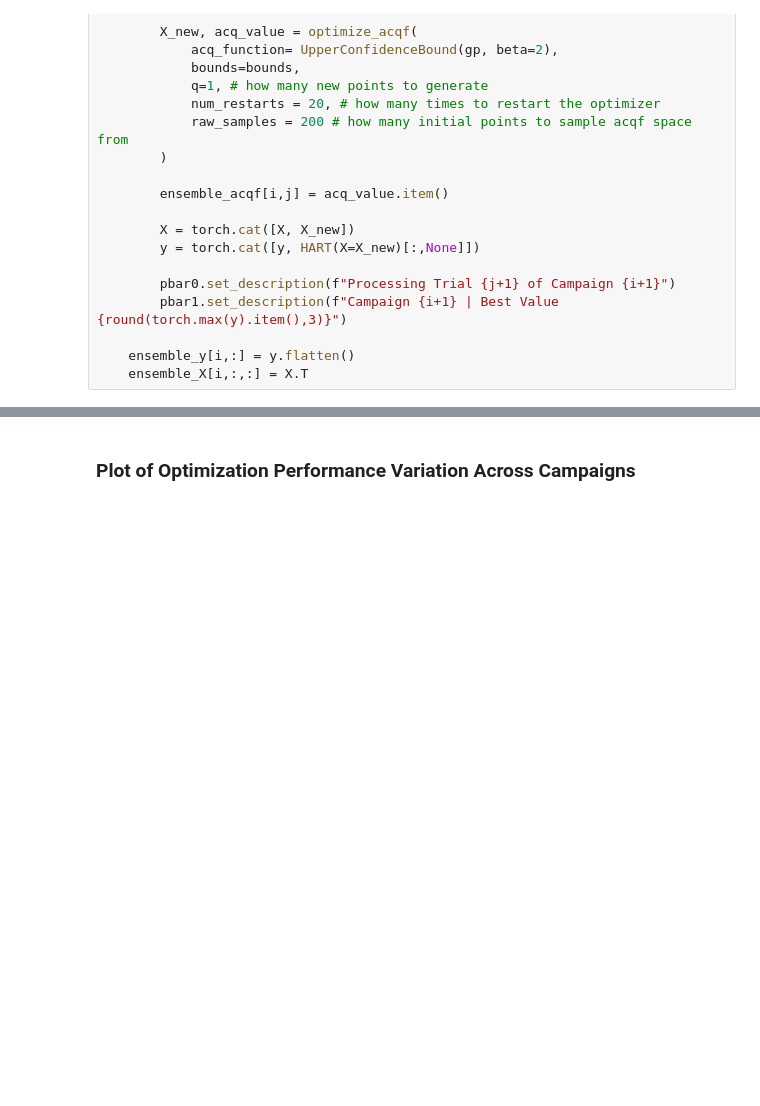
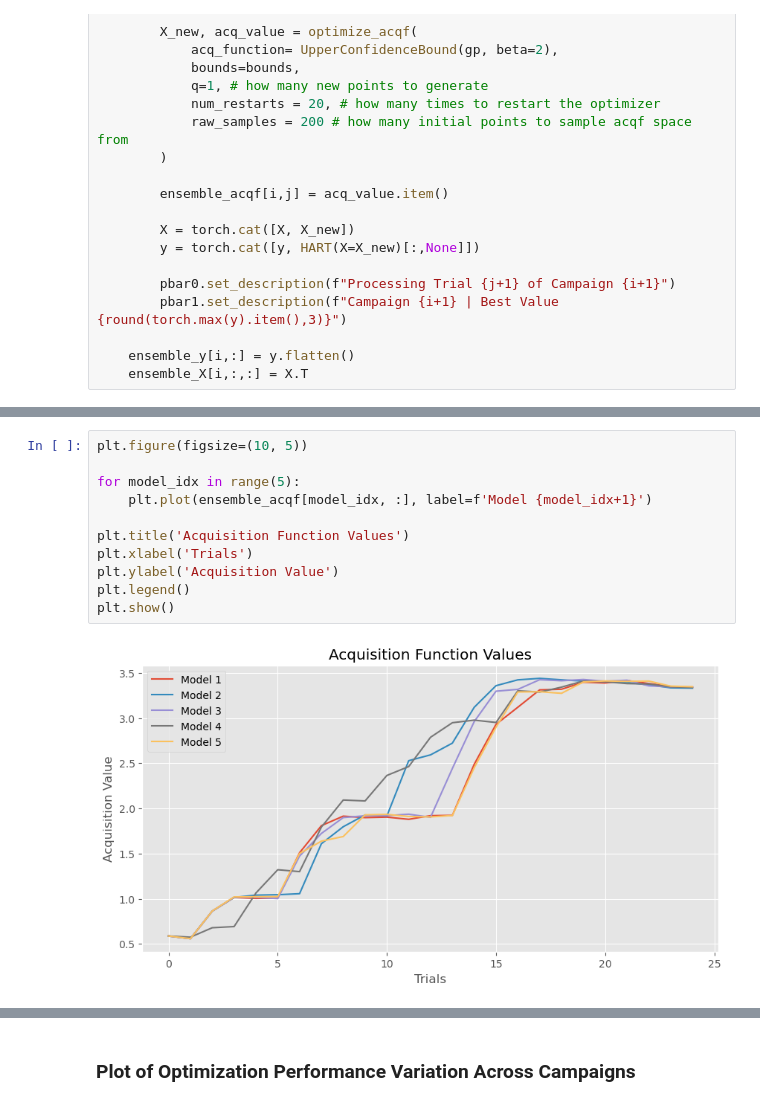
Before and after one commit to AndrewFalkowski/TakeYourTime, a Jupyter notebook: demonstration.ipynb, the cells around one changed output, grey strips where cells are left out. Drawn from its saved outputs; the diff is of its cells as text; blank space fills up the shorter version.

```diff
--- a/demonstration.ipynb
+++ b/demonstration.ipynb
@@ -105,0 +122,13 @@ for i in (pbar0 := trange(n_campaigns, leave=True, colour="red")):
+# %%
+plt.figure(figsize=(10, 5))
+
+for model_idx in range(5):
+    plt.plot(ensemble_acqf[model_idx, :], label=f'Model {model_idx+1}')
+
+plt.title('Acquisition Function Values')
+plt.xlabel('Trials')
+plt.ylabel('Acquisition Value')
+plt.legend()
+plt.show()
+# %% [output]
+[figure, added]
```
Also changed, not shown: parts of 9 cells of this notebook, 1 other file.
